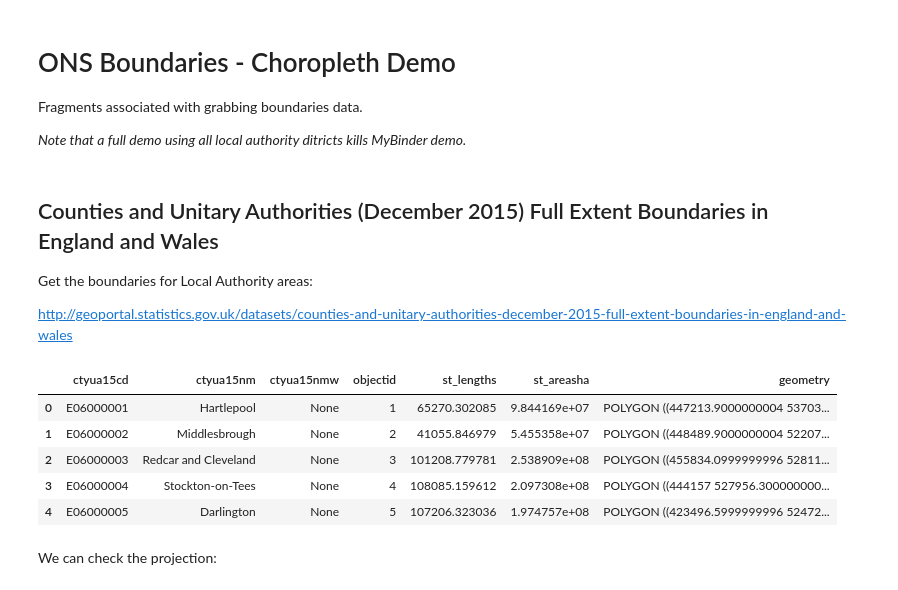
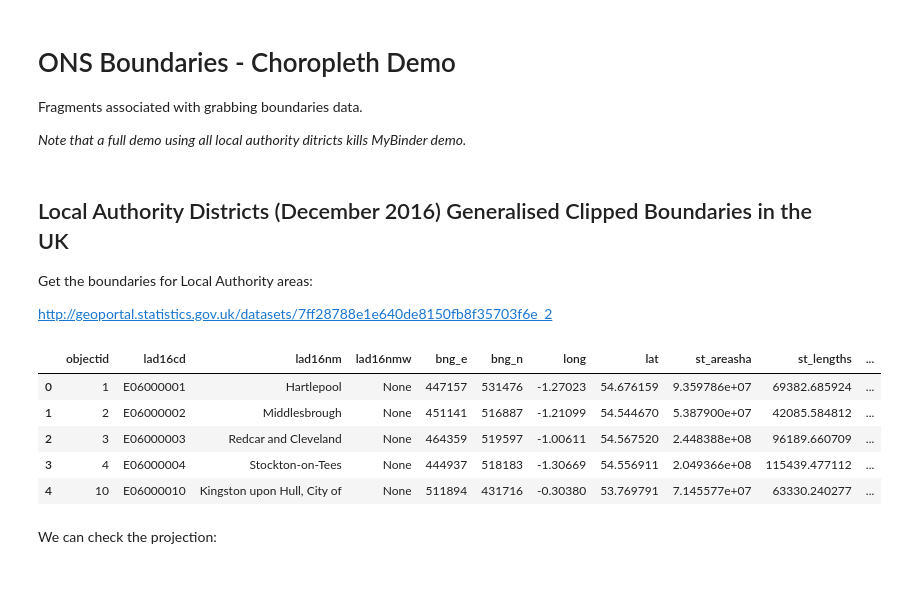
Before and after one commit to ouseful-demos/choropleth-map-demo, a Jupyter notebook: ONS Boundaries-Choropleth Demo.ipynb, the cells around one changed output. Saved outputs shown, nothing was run; the diff lists cells and outputs as text; code cells hidden in the pictures.

```diff
--- a/ONS Boundaries-Choropleth Demo.ipynb
+++ b/ONS Boundaries-Choropleth Demo.ipynb
@@ -5,25 +5,27 @@ Fragments associated with grabbing boundaries data.
 
 *Note that a full demo using all local authority ditricts kills MyBinder demo.*
 # %% [markdown]
-## Counties and Unitary Authorities (December 2015) Full Extent Boundaries in England and Wales
-
+## Local Authority Districts (December 2016) Generalised Clipped Boundaries in the UK
 Get the boundaries for Local Authority areas:
 
-http://geoportal.statistics.gov.uk/datasets/counties-and-unitary-authorities-december-2015-full-extent-boundaries-in-england-and-wales
+http://geoportal.statistics.gov.uk/datasets/7ff28788e1e640de8150fb8f35703f6e_2
 # %%
 import geopandas
 
 #From the downloads area of the page, grab the link for the shapefile download
-url='https://opendata.arcgis.com/datasets/0b09996863af4b5db78058225bac5d1b_1.zip?outSR=%7B%22wkid%22%3A27700%2C%22latestWkid%22%3A27700%7D'
+url='https://opendata.arcgis.com/datasets/7ff28788e1e640de8150fb8f35703f6e_2.zip?outSR=%7B%22wkid%22%3A27700%2C%22latestWkid%22%3A27700%7D'
 gdf = geopandas.read_file(url)
+
+#The .head() method limits the display of the table to the top few rows;
+# THings like .head(20) to preview first 20 rows also works
 gdf.head()
 # %% [output]
-|  | ctyua15cd | ctyua15nm | ctyua15nmw | objectid | st_lengths | st_areasha | geometry |
-| 0 | E06000001 | Hartlepool | None | 1 | 65270.302085 | 9.844169e+07 | POLYGON ((447213.9000000004 53703... |
-| 1 | E06000002 | Middlesbrough | None | 2 | 41055.846979 | 5.455358e+07 | POLYGON ((448489.9000000004 52207... |
-| 2 | E06000003 | Redcar and Cleveland | None | 3 | 101208.779781 | 2.538909e+08 | POLYGON ((455834.0999999996 52811... |
-| 3 | E06000004 | Stockton-on-Tees | None | 4 | 108085.159612 | 2.097308e+08 | POLYGON ((444157 527956.300000000... |
-| 4 | E06000005 | Darlington | None | 5 | 107206.323036 | 1.974757e+08 | POLYGON ((423496.5999999996 52472... |
+|  | objectid | lad16cd | lad16nm | lad16nmw | bng_e | bng_n | long | lat | st_areasha | st_lengths | ... |
+| 0 | 1 | E06000001 | Hartlepool | None | 447157 | 531476 | -1.27023 | 54.676159 | 9.359786e+07 | 69382.685924 | ... |
+| 1 | 2 | E06000002 | Middlesbrough | None | 451141 | 516887 | -1.21099 | 54.544670 | 5.387900e+07 | 42085.584812 | ... |
+| 2 | 3 | E06000003 | Redcar and Cleveland | None | 464359 | 519597 | -1.00611 | 54.567520 | 2.448388e+08 | 96189.660709 | ... |
+| 3 | 4 | E06000004 | Stockton-on-Tees | None | 444937 | 518183 | -1.30669 | 54.556911 | 2.049366e+08 | 115439.477112 | ... |
+| 4 | 10 | E06000010 | Kingston upon Hull, City of | None | 511894 | 431716 | -0.30380 | 53.769791 | 7.145577e+07 | 63330.240277 | ... |
 # %% [markdown]
 We can check the projection:
 # %%
```
Also changed, not shown: parts of 6 cells of this notebook.
